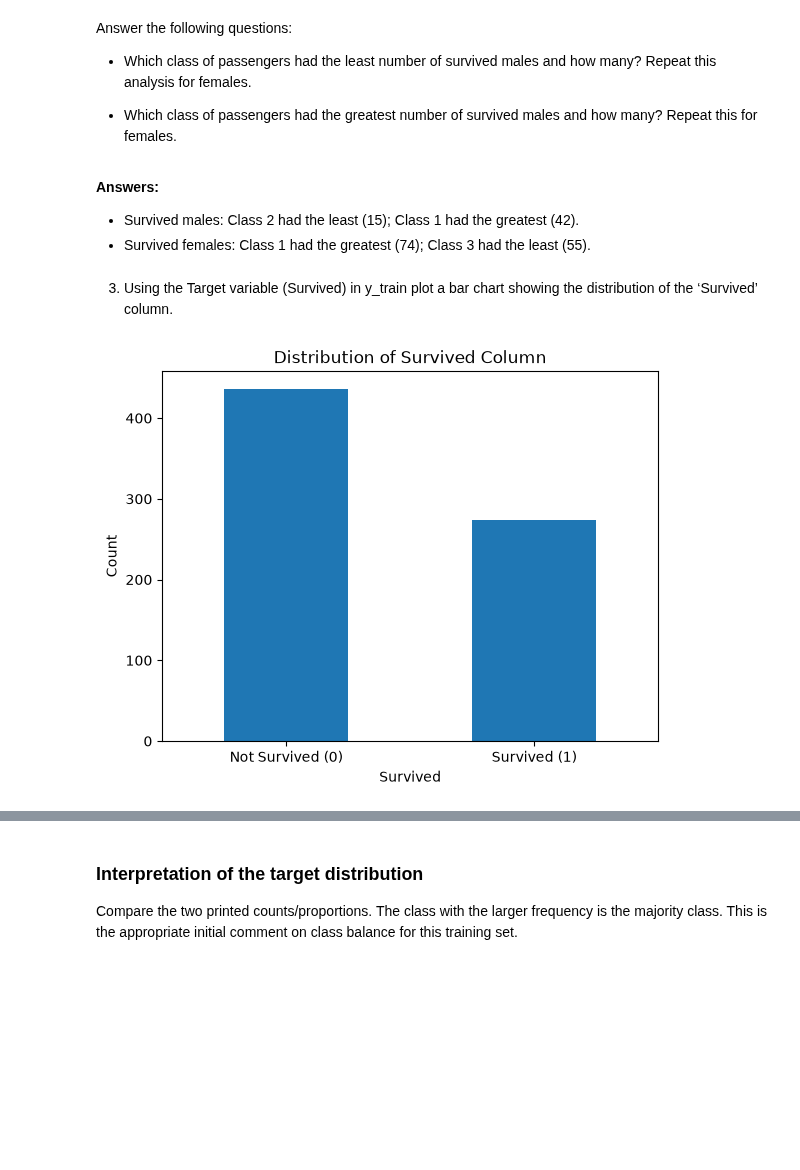
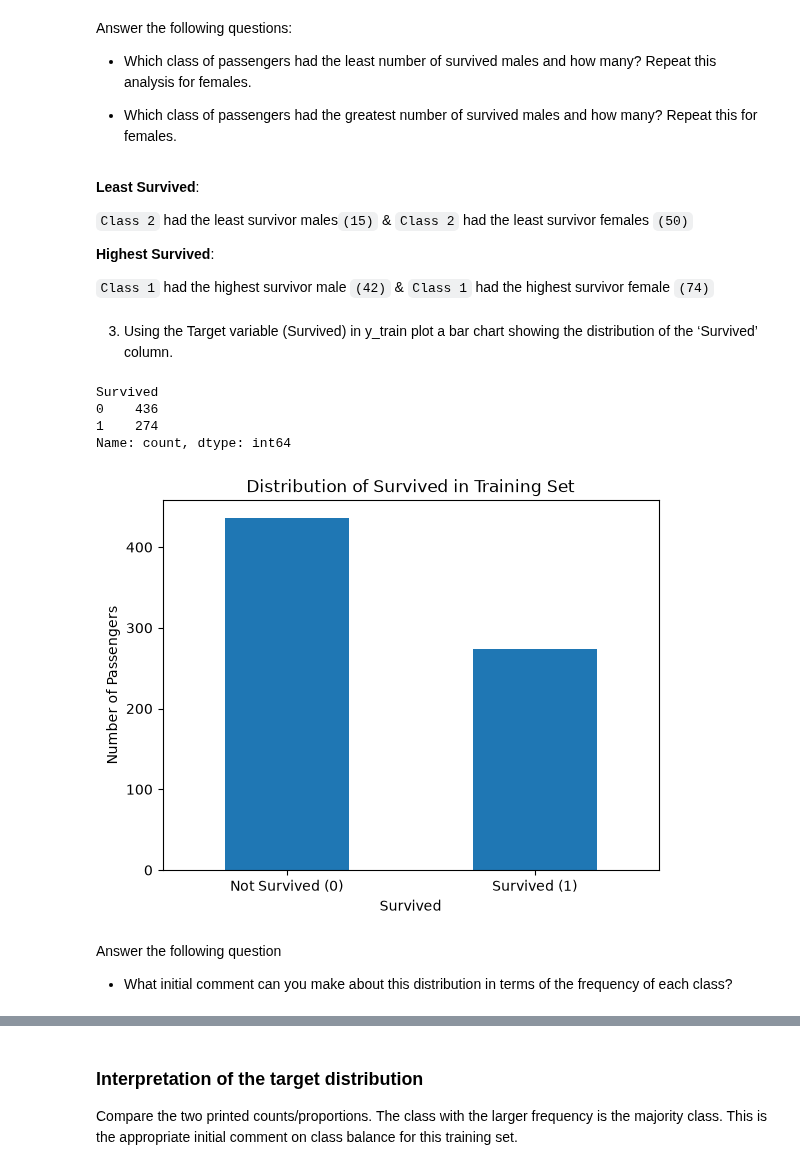
Before and after one commit to MandarBavdane/CS583-DL, a Jupyter notebook: Assignment_1/Logistic_Regression_with_Sklearn-1_Solution.ipynb, the cells around one changed output, grey strips where cells are left out. Drawn from its saved outputs; the diff is of its cells as text; code cells hidden in the pictures; blank space fills up the shorter version.

```diff
--- a/Assignment_1/Logistic_Regression_with_Sklearn-1_Solution.ipynb
+++ b/Assignment_1/Logistic_Regression_with_Sklearn-1_Solution.ipynb
@@ -198,22 +244,41 @@ Answer the following questions:
 
 - Which class of passengers had the greatest number of survived males and how many? Repeat this for females.
 # %% [markdown]
-**Answers:**
-- Survived males: Class 2 had the least (15); Class 1 had the greatest (42).
-- Survived females: Class 1 had the greatest (74); Class 3 had the least (55).
+**Least Survived**:
+
+`Class 2` had the least survivor males`(15)` &
+`Class 2` had the least survivor females `(50)`
+
+
+
+**Highest Survived**:
+
+`Class 1` had the highest survivor male `(42)` &
+`Class 1` had the highest survivor female `(74)`
 # %% [markdown]
 3. Using the Target variable (Survived) in y_train plot a bar chart showing the distribution of the ‘Survived’ column.
 # %%
 import matplotlib.pyplot as plt
 import seaborn as sns
 
+counts = y_train.value_counts().sort_index()
 
-y_train.value_counts().plot(kind='bar')
+print(counts)
 
-plt.title('Distribution of Survived Column')
+counts.plot(kind='bar')
+
+plt.title('Distribution of Survived in Training Set')
 plt.xlabel('Survived')
-plt.ylabel('Count')
+plt.ylabel('Number of Passengers')
 plt.xticks(ticks=[0, 1], labels=['Not Survived (0)', 'Survived (1)'], rotation=0)
+
 plt.show()
 # %% [output]
+Survived
+0    436
+1    274
+Name: count, dtype: int64
-[figure, old version]
+[figure, new version]
+# %% [markdown]
+Answer the following question
+- What initial comment can you make about this distribution in terms of the frequency of each class?
```
Also changed, not shown: parts of 20 cells of this notebook.
